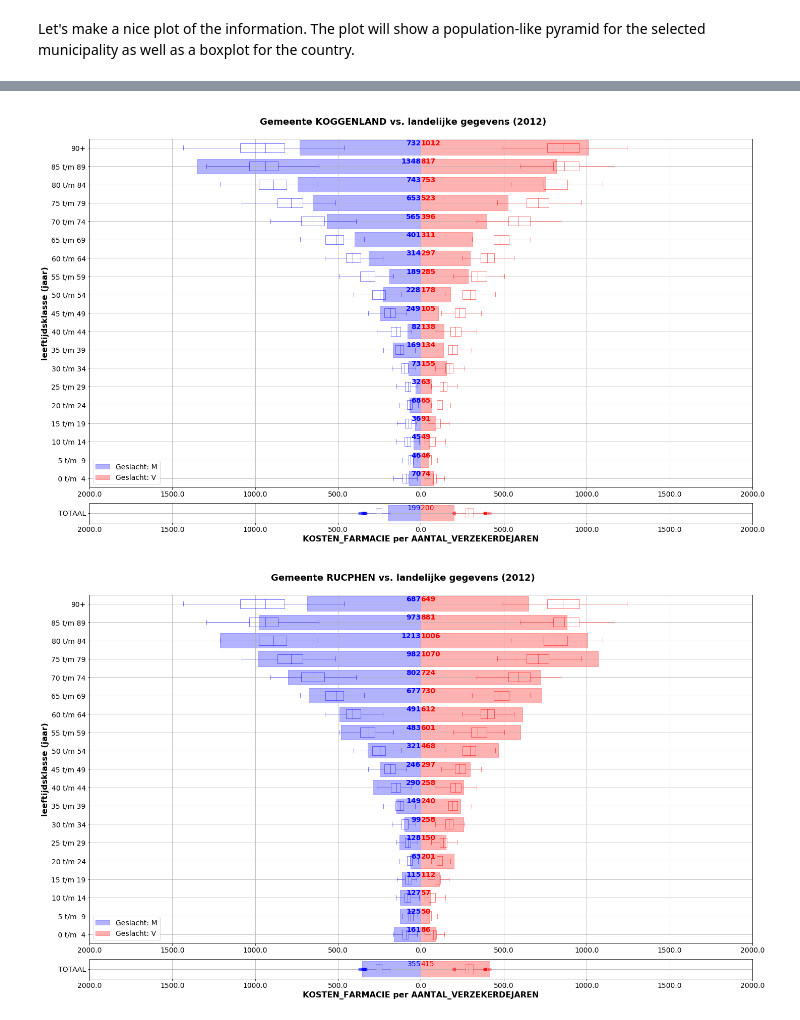
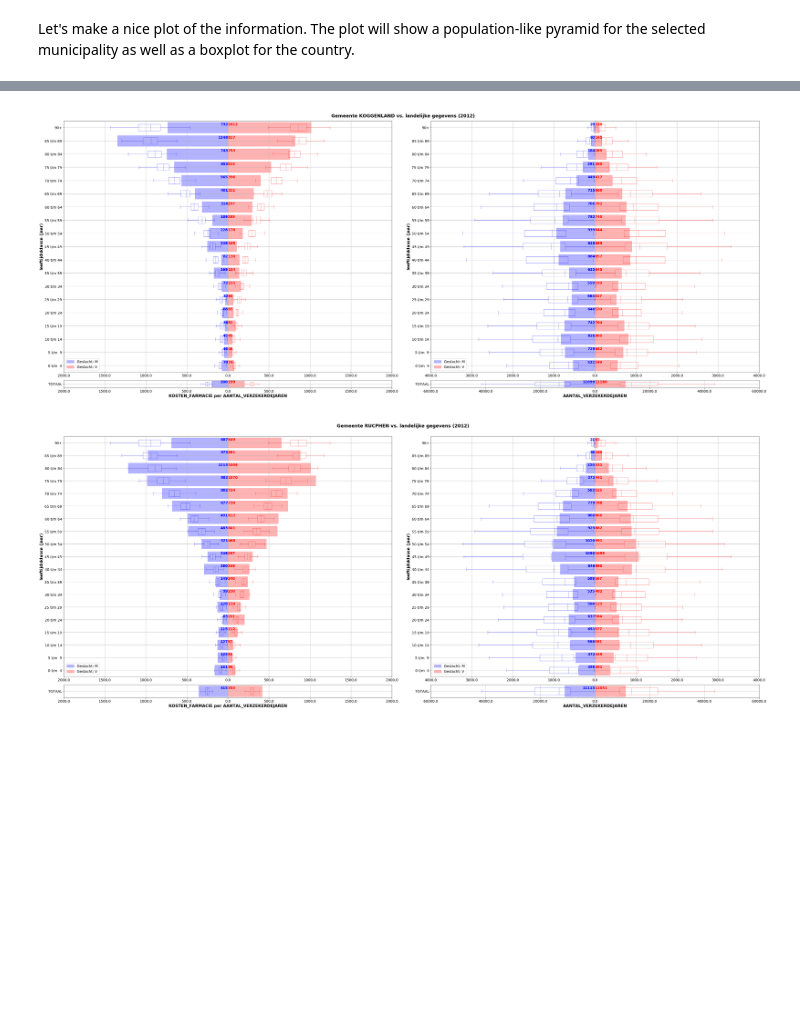
Before and after one commit to bokhove/Vektis, a Jupyter notebook: 1.Vektis Open data.ipynb, the cells around one changed output, grey strips where cells are left out. Drawn from its saved outputs; the diff is of its cells as text; code cells hidden in the pictures; blank space fills up the shorter version.

Commit message:
Placed two pyramid next to each other

```diff
--- a/1.Vektis Open data.ipynb
+++ b/1.Vektis Open data.ipynb
@@ -197,0 +243,30 @@ df_boxplotData_per['M'].head()
+# %%
+def prepareBoxplotData(df, costAnalysis, perAnalysis):
+    """Reshapes the dataframe data to make Boxplots by gender and age-category (later).
+
+    Parameters:
+        df (dataframe): the dataframe containing the single column dataframe
+        costAnalysis (str): determines which costs column will be analysed. If empty ('') the data from the 'per' column will be analysed
+        perAnalysis (str): the selected costs column will be normalized by dividing it by the indicated 'per' column (e.g. per 'AANTAL_VERZEKERDEJAREN')
+
+    Returns:
+        dataframe:the pandas DataFrame containing the requested information
+    """
+    if costAnalysis != '':
+        analysisColumnName = costAnalysis + ' per ' + perAnalysis
+        df[analysisColumnName] = df[costAnalysis] / df[perAnalysis]
+    else:
+        analysisColumnName = perAnalysis
+
+    df_ret = df[['GESLACHT','LEEFTIJDSKLASSE', 'GEMEENTENAAM', analysisColumnName,perAnalysis]]
+    df_ret = df_ret.pivot_table(index=['GEMEENTENAAM'],columns=['GESLACHT','LEEFTIJDSKLASSE'], values=[analysisColumnName,perAnalysis], aggfunc=sum, fill_value=0)
+
+    df_ret.reset_index(inplace=True)
+
+    return df_ret
+
+df_boxplotData = prepareBoxplotData(df, analyse_kosten, analyse_per)
+
+df_boxplotData.head()
+#df_boxplotData[analyse_per].head()
+#df_boxplotData[analyse_per]['M'].head()
@@ -441,6 +649,7 @@ df_all                  = pd.DataFrame()
 df_all_municipalities   = pd.DataFrame()
 df_all_boxplot          = pd.DataFrame()
 df_all_country          = pd.DataFrame()
+df_all_country_gender   = pd.DataFrame()
 df_all_country_outliers = pd.DataFrame()
 
 currentYear = ''
@@ -450,50 +659,50 @@ currentPer  = ''
 def allInOne (yearAnalysis, municipalityAnalysis, costAnalysis, perAnalysis):
     """Perform full analysis in one go."""
     global currentYear, currentCost, currentPer, firstPass
-    global df_all_municipalities, df_all_boxplot, df_all_country, df_all_country_outliers
+    global df_all_municipalities, df_all_boxplot, df_all_country, df_all_country_gender, df_all_country_outliers
 
     analysisColumnName = costAnalysis + ' per ' + perAnalysis
 
     if yearAnalysis != currentYear or costAnalysis != currentCost or perAnalysis != currentPer:
         firstPass = True
     if firstPass:
-        df_all                  = importVektisDataMunicipalities(yearAnalysis, costAnalysis, perAnalysis, online, 10000)
-        df_all_municipalities   = processMunicipalities(df, costAnalysis, perAnalysis)
-        df_all_boxplot          = prepareBoxplotData(df, costAnalysis, perAnalysis)
-        df_all_country          = processCountry(df, costAnalysis, perAnalysis)
-        df_all_country_outliers = calculateOutliers(df_country, analyse_kosten, analyse_per)
+        df_all                               = importVektisDataMunicipalities(yearAnalysis, costAnalysis, perAnalysis, online, 10000)
+        df_all_municipalities                = processMunicipalities(df_all, costAnalysis, perAnalysis)
+        df_all_boxplot                       = prepareBoxplotData(df_all, costAnalysis, perAnalysis)
+        df_all_country,df_all_country_gender = processCountry(df_all, costAnalysis, perAnalysis)
+        df_all_country_outliers              = calculateOutliers(df_all_country, analyse_kosten, analyse_per)
 
         currentYear = yearAnalysis
         currentCost = costAnalysis
         currentPer  = perAnalysis
 
         firstPass = False
 
-    plotPopulationPyramid(df_all_municipalities, df_all_country, df_all_boxplot, yearAnalysis, municipalityAnalysis, costAnalysis, perAnalysis)
+    plotPopulationPyramid(df_all_municipalities, df_all_country_gender, df_all_boxplot, yearAnalysis, municipalityAnalysis, costAnalysis, perAnalysis)
 
     if export:
         df_all_municipalities.to_csv(             'data/df_vektis_demography_' + yearAnalysis + '_' + municipalityAnalysis + '.csv', decimal=',', index=True)
         df_all_country[analysisColumnName].to_csv('data/df_vektis_'            + yearAnalysis +                              '.csv', decimal=',', index=True, header=True)
         df_all_country_outliers.to_csv(           'data/outliers_'             + yearAnalysis +                              '.csv', decimal=',', index=False)
 
 # Let's show the two municipality with the largest deviation from the country average.
 allInOne(analyse_jaar, df_country_outliers.iloc[0,0],  analyse_kosten, analyse_per)
 allInOne(analyse_jaar, df_country_outliers.iloc[-1,0], analyse_kosten, analyse_per)
 
 if True:
     allInOne('2011','URK','KOSTEN_FARMACIE','AANTAL_VERZEKERDEJAREN')
     allInOne('2012','URK','KOSTEN_FARMACIE','AANTAL_VERZEKERDEJAREN')
     allInOne('2013','URK','KOSTEN_FARMACIE','AANTAL_VERZEKERDEJAREN')
     allInOne('2014','URK','KOSTEN_FARMACIE','AANTAL_VERZEKERDEJAREN')
     allInOne('2015','URK','KOSTEN_FARMACIE','AANTAL_VERZEKERDEJAREN')
     allInOne('2016','URK','KOSTEN_FARMACIE','AANTAL_VERZEKERDEJAREN')
 
     allInOne('2011','PEKELA','KOSTEN_FARMACIE','AANTAL_VERZEKERDEJAREN')
     allInOne('2012','PEKELA','KOSTEN_FARMACIE','AANTAL_VERZEKERDEJAREN')
     allInOne('2013','PEKELA','KOSTEN_FARMACIE','AANTAL_VERZEKERDEJAREN')
     allInOne('2014','PEKELA','KOSTEN_FARMACIE','AANTAL_VERZEKERDEJAREN')
     allInOne('2015','PEKELA','KOSTEN_FARMACIE','AANTAL_VERZEKERDEJAREN')
     allInOne('2016','PEKELA','KOSTEN_FARMACIE','AANTAL_VERZEKERDEJAREN')
 # %% [output]
-[figure, old version]
+[figure, new version]
-[figure, old version]
+[figure, new version]
```
Also changed, not shown: parts of 8 cells of this notebook.
